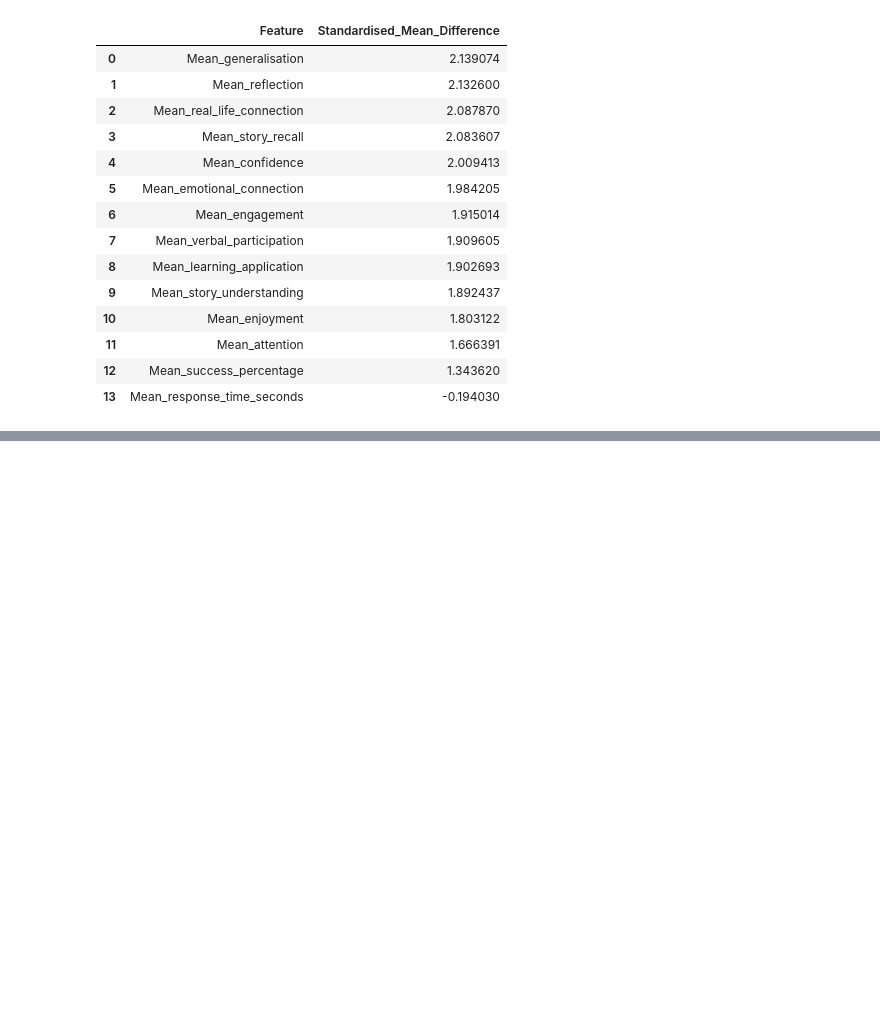
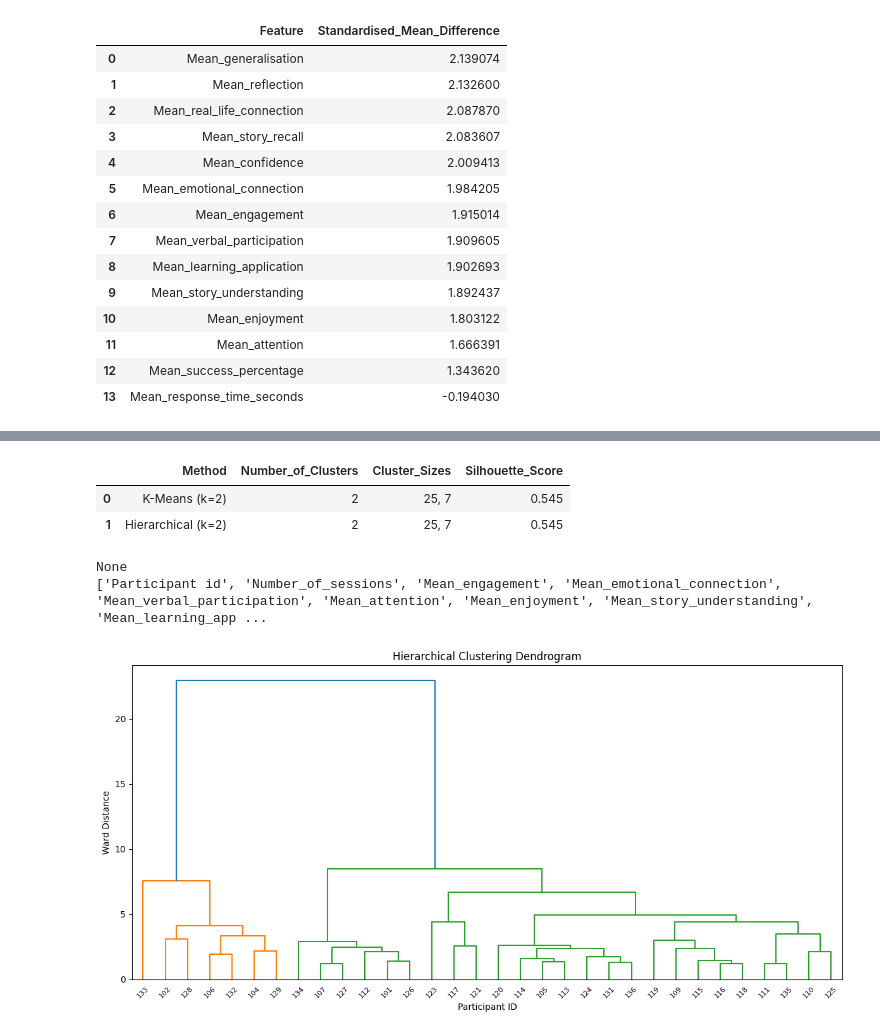
Before and after one commit to PuspitaGoswami/asd-interventions, a Jupyter notebook: notebooks/03_clustering.ipynb, the cells around one changed output, grey strips where cells are left out. Saved outputs shown, nothing was run; the diff lists cells and outputs as text; code cells hidden in the pictures; blank space fills up the shorter version.

```diff
--- a/notebooks/03_clustering.ipynb
+++ b/notebooks/03_clustering.ipynb
@@ -644,0 +685,11 @@ cluster_separation_table
+# %%
+hierarchical_model = AgglomerativeClustering(
+    n_clusters=2,
+    linkage="ward"
+)
+
+hierarchical_labels = hierarchical_model.fit_predict(
+    scaled_features
+)
+
+pd.Series(hierarchical_labels).value_counts().sort_index()
@@ -644,0 +704,11 @@ cluster_separation_table
+# %%
+participant_df["Hierarchical_Cluster"] = hierarchical_labels
+
+cluster_comparison = pd.crosstab(
+    participant_df["Cluster_2"],
+    participant_df["Hierarchical_Cluster"],
+    rownames=["K-Means Cluster"],
+    colnames=["Hierarchical Cluster"]
+)
+
+cluster_comparison
@@ -644,0 +753,51 @@ cluster_separation_table
+# %%
+clustering_comparison = pd.DataFrame({
+    "Method": [
+        "K-Means (k=2)",
+        "Hierarchical (k=2)"
+    ],
+    "Number_of_Clusters": [2, 2],
+    "Cluster_Sizes": ["25, 7", "25, 7"],
+    "Silhouette_Score": [
+        silhouette_score(
+            scaled_features,
+            participant_df["Cluster_2"]
+        ),
+        hierarchical_silhouette
+    ]
+})
+
+clustering_comparison.round(3)
+# %% [output]
+|  | Method | Number_of_Clusters | Cluster_Sizes | Silhouette_Score |
+| 0 | K-Means (k=2) | 2 | 25, 7 | 0.545 |
+| 1 | Hierarchical (k=2) | 2 | 25, 7 | 0.545 |
+# %%
+print(participant_df.index.name)
+print(participant_df.columns.tolist())
+# %% [output]
+None
+['Participant id', 'Number_of_sessions', 'Mean_engagement', 'Mean_emotional_connection', 'Mean_verbal_participation', 'Mean_attention', 'Mean_enjoyment', 'Mean_story_understanding', 'Mean_learning_app ...
+# %%
+linked = linkage(
+    scaled_features,
+    method="ward"
+)
+
+plt.figure(figsize=(12, 6))
+
+dendrogram(
+    linked,
+    labels=participant_df["Participant id"].astype(str).tolist()
+)
+
+plt.title("Hierarchical Clustering Dendrogram")
+plt.xlabel("Participant ID")
+plt.ylabel("Ward Distance")
+
+plt.tight_layout()
+
+
+plt.show()
+# %% [output]
+[figure, added]
```
Also changed, not shown: parts of 18 cells of this notebook, 2 other files.
